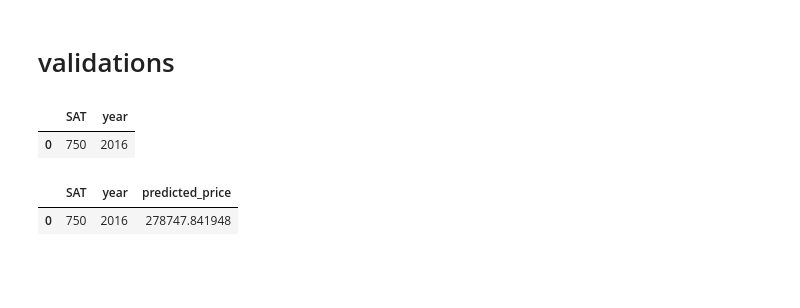
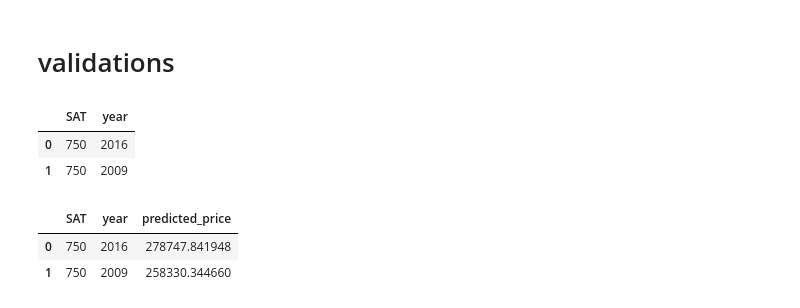
Before and after one commit to tansudasli/analytics-sandbox, a Jupyter notebook: real_estate_lineer_regression.ipynb, the cells around one changed output. Drawn from its saved outputs; the diff is of its cells as text; code cells hidden in the pictures; blank space fills up the shorter version.

```diff
--- a/real_estate_lineer_regression.ipynb
+++ b/real_estate_lineer_regression.ipynb
@@ -77,14 +77,16 @@ sns.lmplot(x="size", y="price", col='year', data=data);
 # %% [markdown]
 # validations
 # %%
-test_data = pd.DataFrame(data=[[750, 2016]], columns=['SAT', 'year'])
+test_data = pd.DataFrame(data=[[750, 2016], [750, 2009]], columns=['SAT', 'year'])
 test_data
 # %% [output]
 |  | SAT | year |
 | 0 | 750 | 2016 |
+| 1 | 750 | 2009 |
 # %%
 test_data['predicted_price'] = reg.predict(test_data)
 test_data
 # %% [output]
 |  | SAT | year | predicted_price |
 | 0 | 750 | 2016 | 278747.841948 |
+| 1 | 750 | 2009 | 258330.344660 |
```
